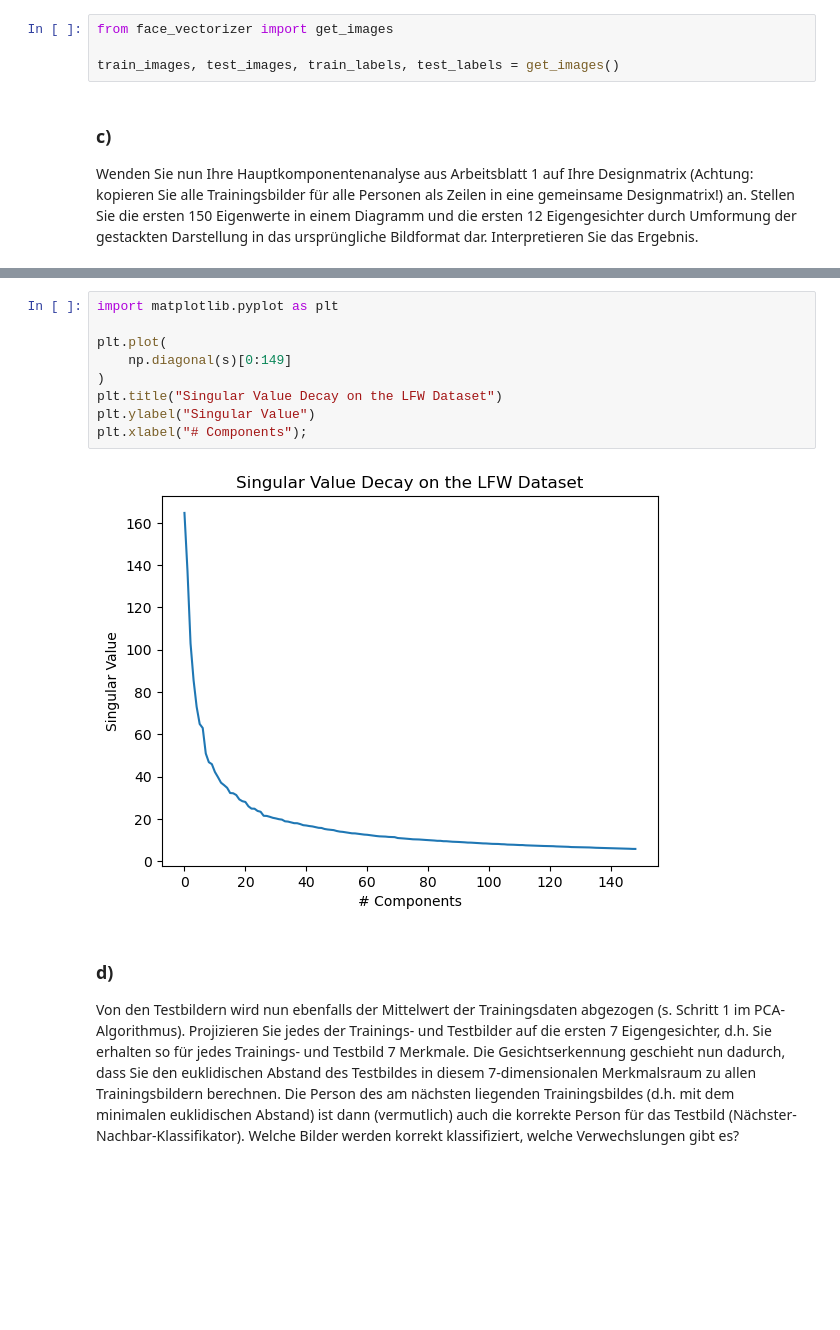
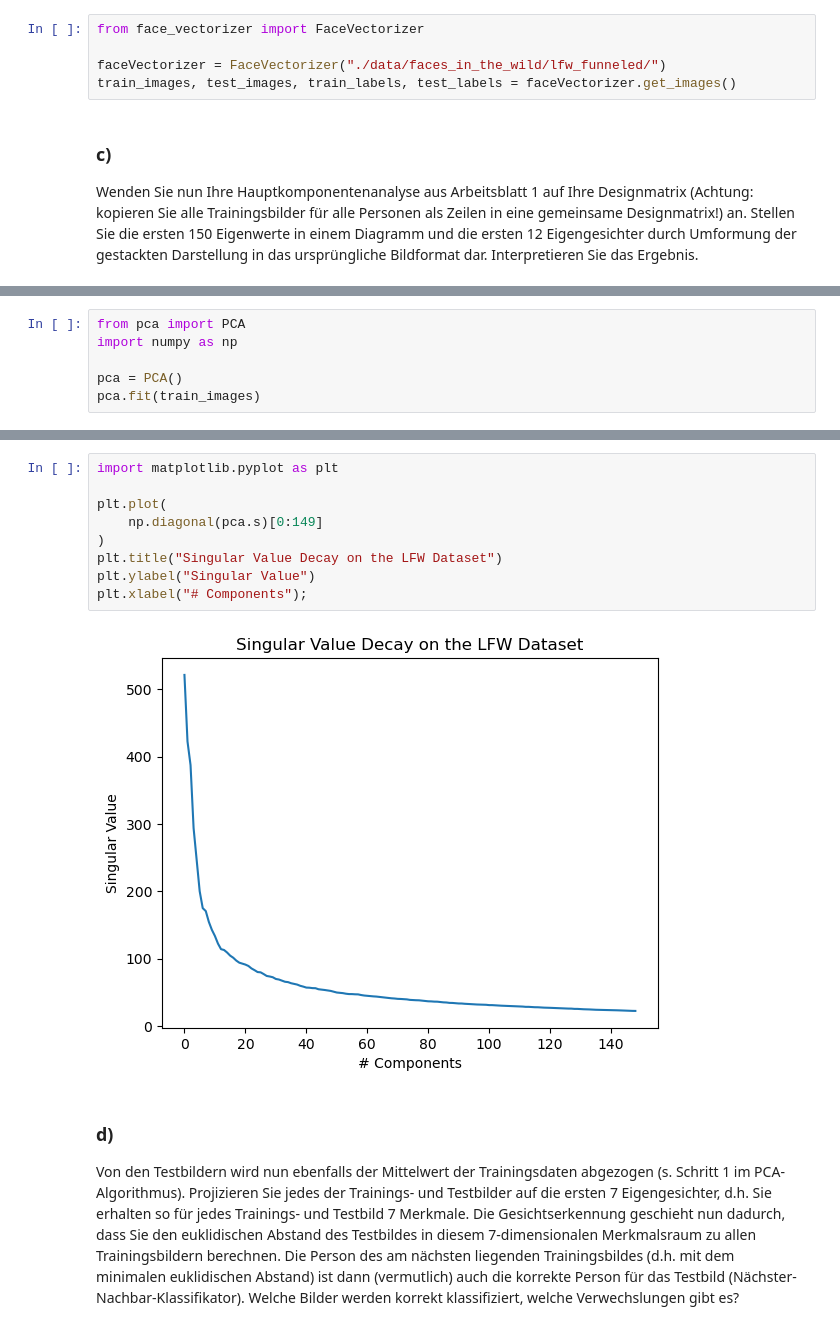
Before and after one commit to flnat/MachineLearning, a Jupyter notebook: Blatt_2/Aufgabe_2.ipynb, the cells around one changed output, grey strips where cells are left out. Drawn from its saved outputs; the diff is of its cells as text; blank space fills up the shorter version.

```diff
--- a/Blatt_2/Aufgabe_2.ipynb
+++ b/Blatt_2/Aufgabe_2.ipynb
@@ -44,9 +46,10 @@ persons
 ### b)
 Erstellen Sie ein Python-Skript, das alle Bilder bis auf eines pro Person (diese werden später zum Testen des Klassifikators gebraucht) dieser am häufigsten abgebildeten Personen lädt, diese in Vektoren stackt und dann in einer gemeinsamen Designmatrix ablegt. Zum Laden der Bilder in Numpy-Arrays verwenden Sie am einfachsten das Modul scikit-image. Schneiden Sie zunächst einen einheitlichen zentralen Ausschnitt aus, der nur Augen und Mund enthält. Skalieren Sie die Bilder auf die Größe 32 × 32. Achten Sie darauf, vorher die Farbbilder in Grauwerte umzuwandeln (z.B. mit der Option as_gray = True) Legen Sie zusätzlich einen Vektor an, in dem der Name der Person (d.h. der Ordnername) für jede Zeile steht. Führen Sie die gleiche Art der Verarbeitung mit dem übrig gebliebenen Testbild pro Person durch und speichern Sie diese getrennt ab.
 # %%
-from face_vectorizer import get_images
+from face_vectorizer import FaceVectorizer
 
-train_images, test_images, train_labels, test_labels = get_images()
+faceVectorizer = FaceVectorizer("./data/faces_in_the_wild/lfw_funneled/")
+train_images, test_images, train_labels, test_labels = faceVectorizer.get_images()
 # %% [markdown]
 ### c)
  Wenden Sie nun Ihre Hauptkomponentenanalyse aus Arbeitsblatt 1 auf Ihre Designmatrix (Achtung: kopieren Sie alle Trainingsbilder für alle Personen als Zeilen in eine gemeinsame Designmatrix!) an. Stellen Sie die ersten 150 Eigenwerte in einem Diagramm und die ersten 12 Eigengesichter durch Umformung der gestackten Darstellung in das ursprüngliche Bildformat dar. Interpretieren Sie das Ergebnis.
@@ -61 +56,7 @@ test_images = (test_images - img_mean) / img_std
+# %%
+from pca import PCA
+import numpy as np
+
+pca = PCA()
+pca.fit(train_images)
 # %%
@@ -86,14 +91,14 @@ for idx, ax in enumerate(axs.reshape(-1)):
 # %%
 import matplotlib.pyplot as plt
 
 plt.plot(
-    np.diagonal(s)[0:149]
+    np.diagonal(pca.s)[0:149]
 )
 plt.title("Singular Value Decay on the LFW Dataset")
 plt.ylabel("Singular Value")
 plt.xlabel("# Components");
 # %% [output]
-[figure, old version]
+[figure, new version]
 # %% [markdown]
 ### d)
  Von den Testbildern wird nun ebenfalls der Mittelwert der Trainingsdaten abgezogen (s. Schritt 1 im PCA-Algorithmus). Projizieren Sie jedes der Trainings- und Testbilder auf die ersten 7 Eigengesichter, d.h. Sie erhalten so für jedes Trainings- und Testbild 7 Merkmale. Die Gesichtserkennung geschieht nun dadurch, dass Sie den euklidischen Abstand des Testbildes in diesem 7-dimensionalen Merkmalsraum zu allen Trainingsbildern berechnen. Die Person des am nächsten liegenden Trainingsbildes (d.h. mit dem minimalen euklidischen Abstand) ist dann (vermutlich) auch die korrekte Person für das Testbild (Nächster-Nachbar-Klassifikator). Welche Bilder werden korrekt klassifiziert, welche Verwechslungen gibt es?
```
Also changed, not shown: parts of 10 cells of this notebook.
